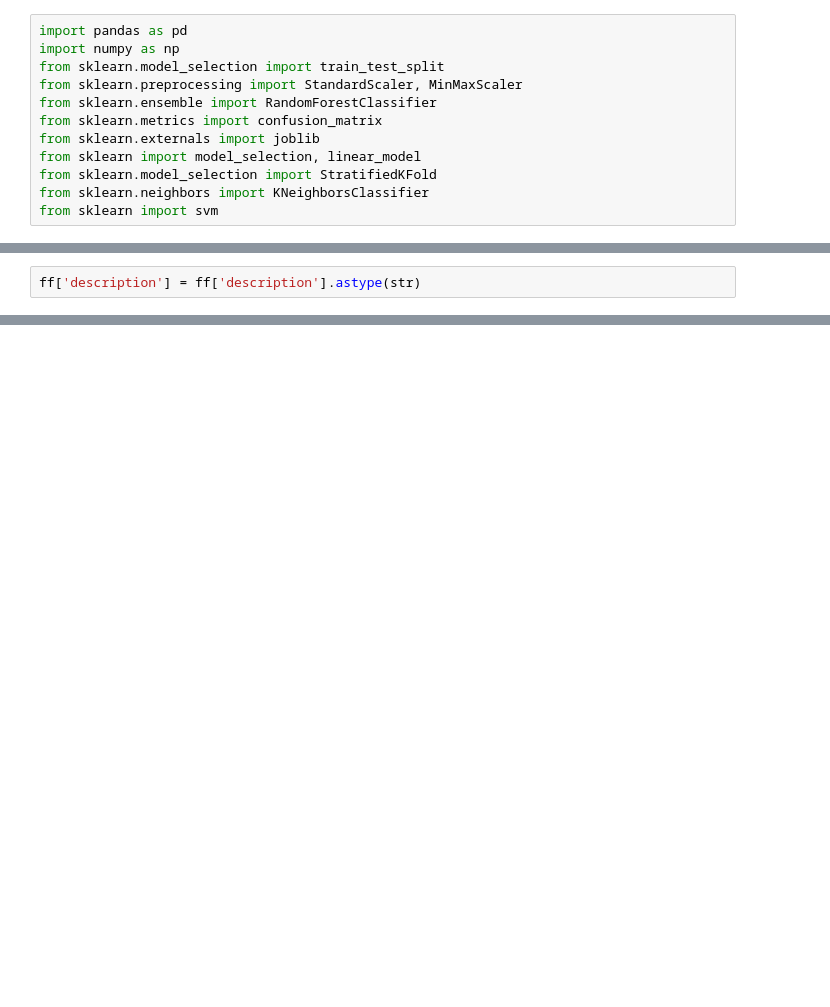
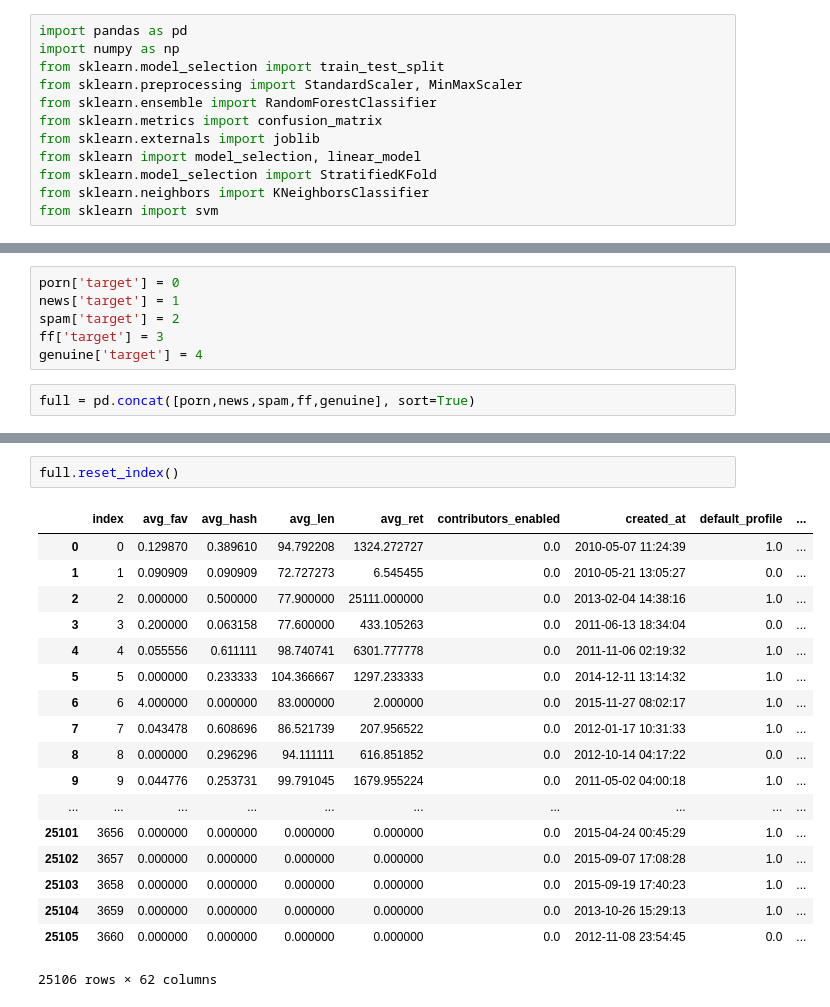
Before and after one commit to dippi8/SocialBotIdentification, a Jupyter notebook: Code/classification/08-full_ds_creator.ipynb, the cells around one changed output, grey strips where cells are left out. Saved outputs shown, nothing was run; the diff lists cells and outputs as text; blank space fills up the shorter version.

```diff
--- a/Code/classification/08-full_ds_creator.ipynb
+++ b/Code/classification/08-full_ds_creator.ipynb
@@ -28,2 +18,0 @@ ff[[ff.columns[4],ff.columns[15],ff.columns[19],ff.columns[20],ff.columns[27],ff
-# %%
-ff['description'] = ff['description'].astype(str)
@@ -87,0 +19,8 @@ len(set(ids))
+# %%
+porn['target'] = 0
+news['target'] = 1
+spam['target'] = 2
+ff['target'] = 3
+genuine['target'] = 4
+# %%
+full = pd.concat([porn,news,spam,ff,genuine], sort=True)
@@ -87,0 +58,21 @@ len(set(ids))
+# %%
+full.reset_index()
+# %% [output]
+|  | index | avg_fav | avg_hash | avg_len | avg_ret | contributors_enabled | created_at | default_profile | ... |
+| 0 | 0 | 0.129870 | 0.389610 | 94.792208 | 1324.272727 | 0.0 | 2010-05-07 11:24:39 | 1.0 | ... |
+| 1 | 1 | 0.090909 | 0.090909 | 72.727273 | 6.545455 | 0.0 | 2010-05-21 13:05:27 | 0.0 | ... |
+| 2 | 2 | 0.000000 | 0.500000 | 77.900000 | 25111.000000 | 0.0 | 2013-02-04 14:38:16 | 1.0 | ... |
+| 3 | 3 | 0.200000 | 0.063158 | 77.600000 | 433.105263 | 0.0 | 2011-06-13 18:34:04 | 0.0 | ... |
+| 4 | 4 | 0.055556 | 0.611111 | 98.740741 | 6301.777778 | 0.0 | 2011-11-06 02:19:32 | 1.0 | ... |
+| 5 | 5 | 0.000000 | 0.233333 | 104.366667 | 1297.233333 | 0.0 | 2014-12-11 13:14:32 | 1.0 | ... |
+| 6 | 6 | 4.000000 | 0.000000 | 83.000000 | 2.000000 | 0.0 | 2015-11-27 08:02:17 | 1.0 | ... |
+| 7 | 7 | 0.043478 | 0.608696 | 86.521739 | 207.956522 | 0.0 | 2012-01-17 10:31:33 | 1.0 | ... |
+| 8 | 8 | 0.000000 | 0.296296 | 94.111111 | 616.851852 | 0.0 | 2012-10-14 04:17:22 | 0.0 | ... |
+| 9 | 9 | 0.044776 | 0.253731 | 99.791045 | 1679.955224 | 0.0 | 2011-05-02 04:00:18 | 1.0 | ... |
+| ... | ... | ... | ... | ... | ... | ... | ... | ... | ... |
+| 25101 | 3656 | 0.000000 | 0.000000 | 0.000000 | 0.000000 | 0.0 | 2015-04-24 00:45:29 | 1.0 | ... |
+| 25102 | 3657 | 0.000000 | 0.000000 | 0.000000 | 0.000000 | 0.0 | 2015-09-07 17:08:28 | 1.0 | ... |
+| 25103 | 3658 | 0.000000 | 0.000000 | 0.000000 | 0.000000 | 0.0 | 2015-09-19 17:40:23 | 1.0 | ... |
+| 25104 | 3659 | 0.000000 | 0.000000 | 0.000000 | 0.000000 | 0.0 | 2013-10-26 15:29:13 | 1.0 | ... |
+| 25105 | 3660 | 0.000000 | 0.000000 | 0.000000 | 0.000000 | 0.0 | 2012-11-08 23:54:45 | 0.0 | ... |
+25106 rows × 62 columns
```
Also changed, not shown: parts of 20 cells of this notebook, 2 other files.
